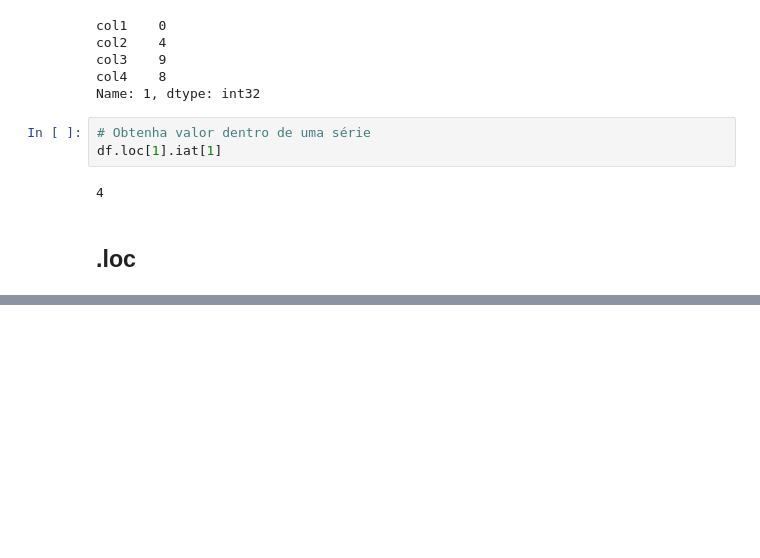
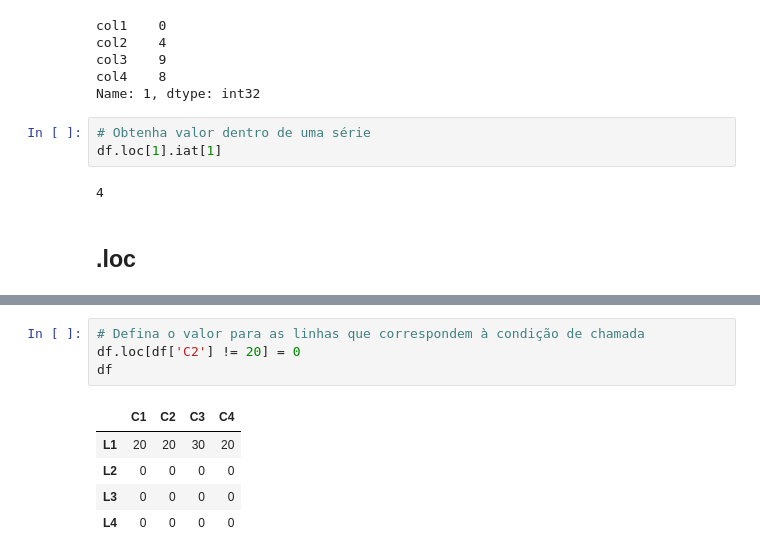
Before and after one commit to ericksonlopes/Dicas_Pandas_Linkedin, a Jupyter notebook: 07_Acessando_dados_Dataframe/acessando_dataframe.ipynb, the cells around one changed output, grey strips where cells are left out. Cells and saved outputs as stored; diff of their text form; blank space fills up the shorter version.

```diff
--- a/07_Acessando_dados_Dataframe/acessando_dataframe.ipynb
+++ b/07_Acessando_dados_Dataframe/acessando_dataframe.ipynb
@@ -224,0 +226,10 @@ df.loc[:, 'C3'] = 30
+# %%
+# Defina o valor para as linhas que correspondem à condição de chamada
+df.loc[df['C2'] != 20] = 0
+df
+# %% [output]
+|  | C1 | C2 | C3 | C4 |
+| L1 | 20 | 20 | 30 | 20 |
+| L2 | 0 | 0 | 0 | 0 |
+| L3 | 0 | 0 | 0 | 0 |
+| L4 | 0 | 0 | 0 | 0 |
```
Also changed, not shown: parts of 27 cells of this notebook.
